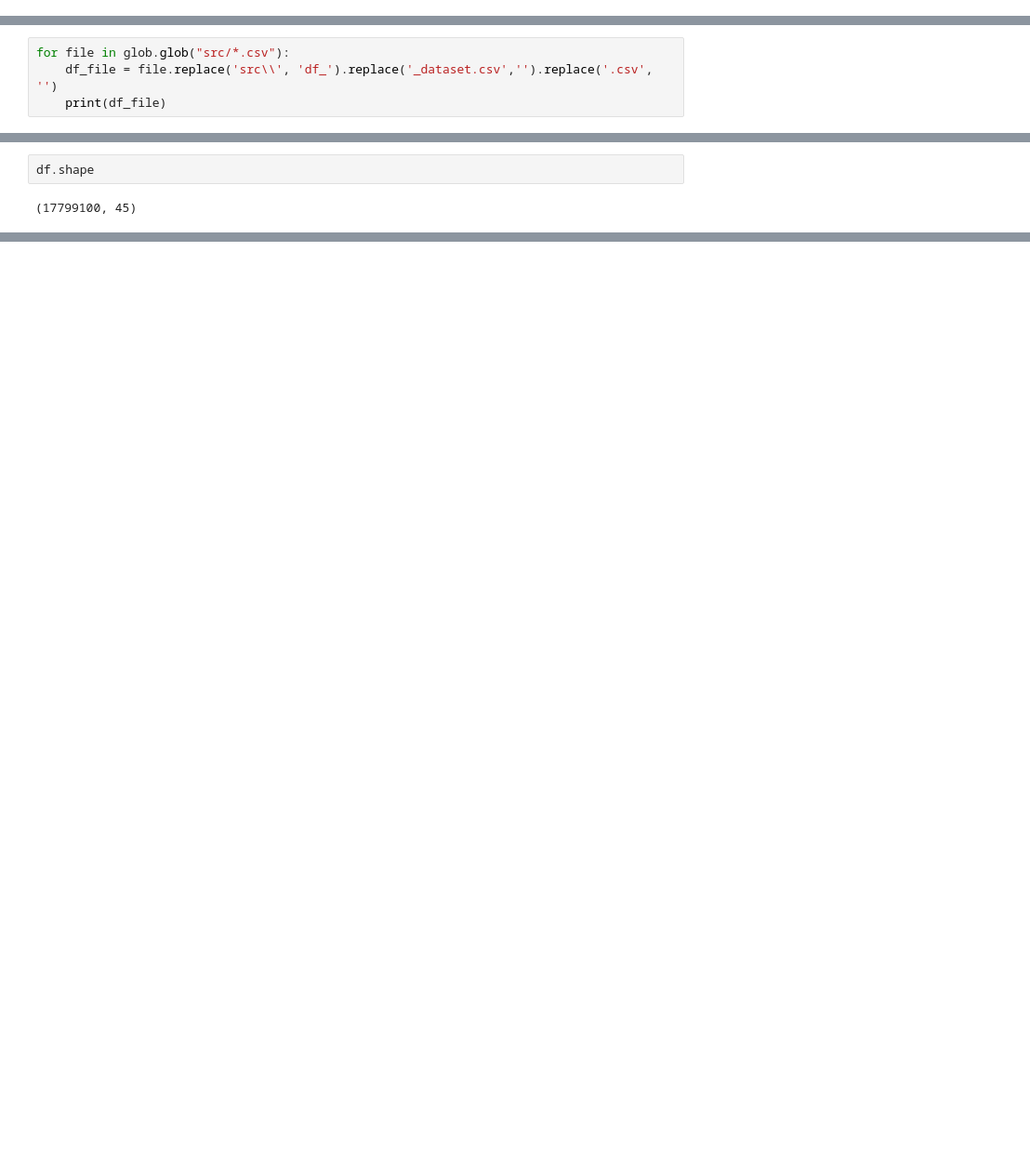
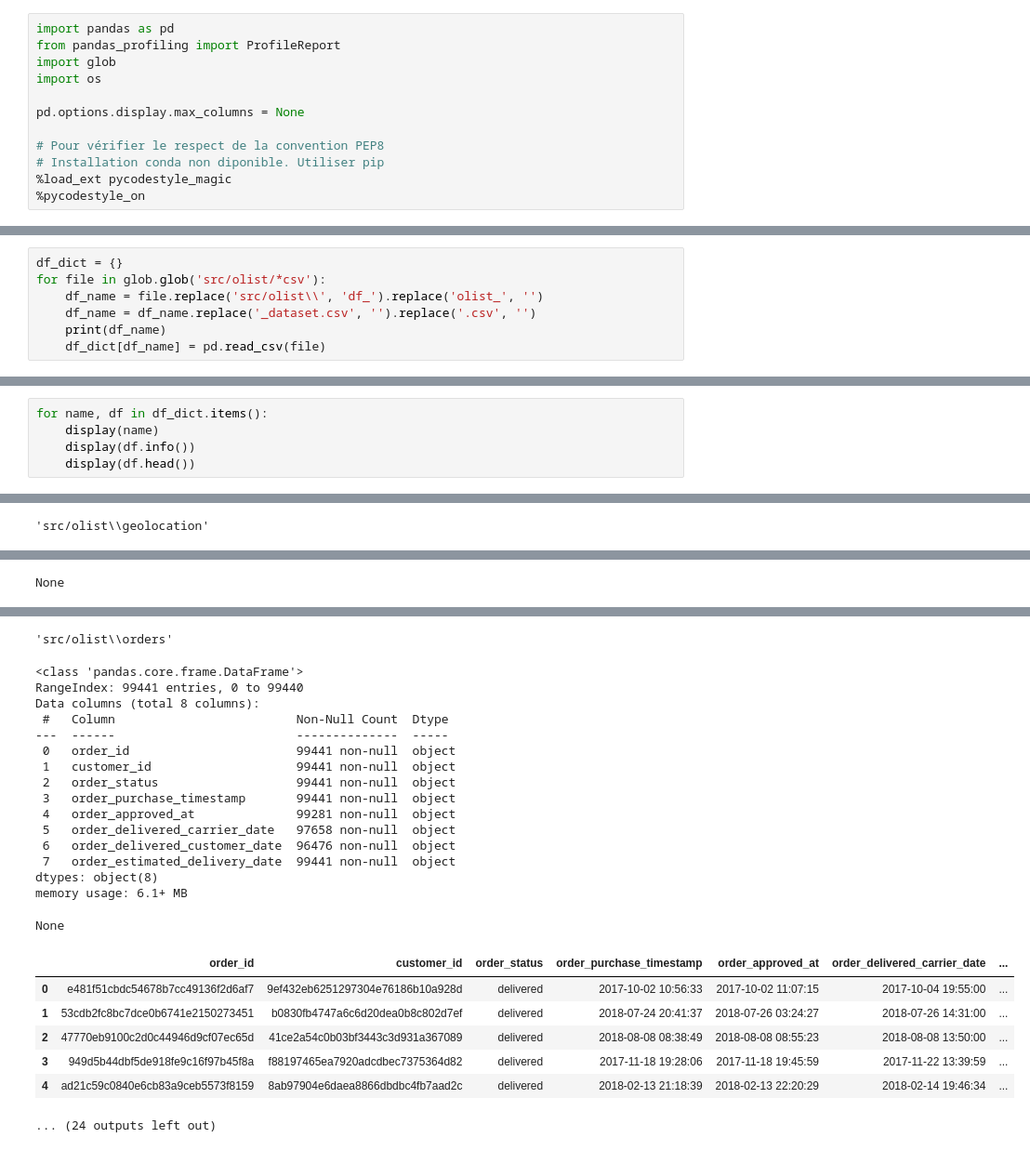
Before and after one commit to Adrian1903/Segmentez-des-clients-d-un-site-e-commerce, a Jupyter notebook: dev/01_nettoyage.ipynb, the cells around one changed output, grey strips where cells are left out. Shown: that part at 93% size. Saved outputs shown, nothing was run; the diff lists cells and outputs as text; blank space fills up the shorter version.

```diff
--- a/dev/01_nettoyage.ipynb
+++ b/dev/01_nettoyage.ipynb
@@ -4,0 +30,12 @@ import os
+# %%
+import pandas as pd
+from pandas_profiling import ProfileReport
+import glob
+import os
+
+pd.options.display.max_columns = None
+
+# Pour vérifier le respect de la convention PEP8
+# Installation conda non diponible. Utiliser pip
+%load_ext pycodestyle_magic
+%pycodestyle_on
@@ -5,5 +45,8 @@ import os
 # %%
-for file in glob.glob("src/*.csv"):
-    df_file = file.replace('src\\', 'df_').replace('_dataset.csv','').replace('.csv', '')
-    print(df_file)
+df_dict = {}
+for file in glob.glob('src/olist/*csv'):
+    df_name = file.replace('src/olist\\', 'df_').replace('olist_', '')
+    df_name = df_name.replace('_dataset.csv', '').replace('.csv', '')
+    print(df_name)
+    df_dict[df_name] = pd.read_csv(file)
 # %% [output]
@@ -139,4 +62,6 @@ None
-# %%
-df.shape
-# %% [output]
-(17799100, 45)
+# %%
+for name, df in df_dict.items():
+    display(name)
+    display(df.info())
+    display(df.head())
+# %% [output]
@@ -142,0 +88 @@ df.shape
+'src/olist\\geolocation'
@@ -142,0 +101 @@ df.shape
+None
@@ -142,0 +108,24 @@ df.shape
+'src/olist\\orders'
+<class 'pandas.core.frame.DataFrame'>
+RangeIndex: 99441 entries, 0 to 99440
+Data columns (total 8 columns):
+ #   Column                         Non-Null Count  Dtype
+---  ------                         --------------  -----
+ 0   order_id                       99441 non-null  object
+ 1   customer_id                    99441 non-null  object
+ 2   order_status                   99441 non-null  object
+ 3   order_purchase_timestamp       99441 non-null  object
+ 4   order_approved_at              99281 non-null  object
+ 5   order_delivered_carrier_date   97658 non-null  object
+ 6   order_delivered_customer_date  96476 non-null  object
+ 7   order_estimated_delivery_date  99441 non-null  object
+dtypes: object(8)
+memory usage: 6.1+ MB
+None
+|  | order_id | customer_id | order_status | order_purchase_timestamp | order_approved_at | order_delivered_carrier_date | ... |
+| 0 | e481f51cbdc54678b7cc49136f2d6af7 | 9ef432eb6251297304e76186b10a928d | delivered | 2017-10-02 10:56:33 | 2017-10-02 11:07:15 | 2017-10-04 19:55:00 | ... |
+| 1 | 53cdb2fc8bc7dce0b6741e2150273451 | b0830fb4747a6c6d20dea0b8c802d7ef | delivered | 2018-07-24 20:41:37 | 2018-07-26 03:24:27 | 2018-07-26 14:31:00 | ... |
+| 2 | 47770eb9100c2d0c44946d9cf07ec65d | 41ce2a54c0b03bf3443c3d931a367089 | delivered | 2018-08-08 08:38:49 | 2018-08-08 08:55:23 | 2018-08-08 13:50:00 | ... |
+| 3 | 949d5b44dbf5de918fe9c16f97b45f8a | f88197465ea7920adcdbec7375364d82 | delivered | 2017-11-18 19:28:06 | 2017-11-18 19:45:59 | 2017-11-22 13:39:59 | ... |
+| 4 | ad21c59c0840e6cb83a9ceb5573f8159 | 8ab97904e6daea8866dbdbc4fb7aad2c | delivered | 2018-02-13 21:18:39 | 2018-02-13 22:20:29 | 2018-02-14 19:46:34 | ... |
+... (24 outputs left out)
```
Also changed, not shown: parts of 19 cells of this notebook, 1 other file.
